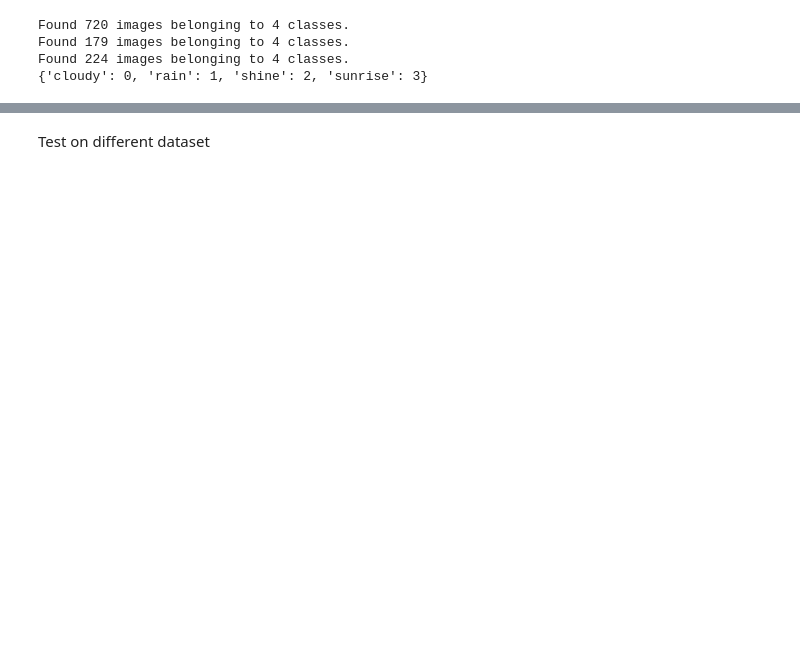
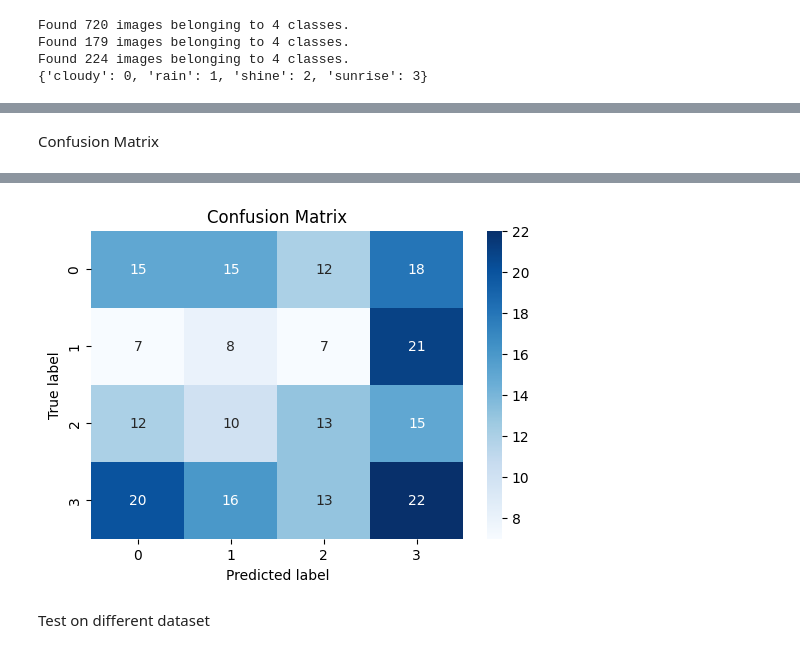
Before and after one commit to GiovTemp/ml-landscape-weather-classification, a Jupyter notebook: models/cnn/cnn-vgg16.ipynb, the cells around one changed output, grey strips where cells are left out. Saved outputs shown, nothing was run; the diff lists cells and outputs as text; code cells hidden in the pictures; blank space fills up the shorter version.

```diff
--- a/models/cnn/cnn-vgg16.ipynb
+++ b/models/cnn/cnn-vgg16.ipynb
@@ -142 +173,23 @@ Test loss: 0.1989271491765976
 Test accuracy: 0.9419642686843872
+# %% [markdown]
+Confusion Matrix
+# %%
+# Get the true labels for the validation set
+true_labels = test_generator.classes
+
+# Generate predictions for the validation set
+predictions = model.predict(test_generator)
+predicted_labels = np.argmax(predictions, axis=1)
+
+# Calculate the confusion matrix
+cm = confusion_matrix(true_labels, predicted_labels)
+
+
+# Visualize the confusion matrix, predicted labels distribution, and true labels distribution
+plt.figure(figsize=(6, 4))
+sns.heatmap(cm, annot=True, cmap='Blues')
+plt.title('Confusion Matrix')
+plt.xlabel('Predicted label')
+plt.ylabel('True label')
+plt.show()
+# %% [output]
@@ -143,3 +197,4 @@ Test accuracy: 0.9419642686843872
+[figure, added]
 # %% [markdown]
 Test on different dataset
 # %%
```
Also changed, not shown: parts of 6 cells of this notebook, 2 other files.
